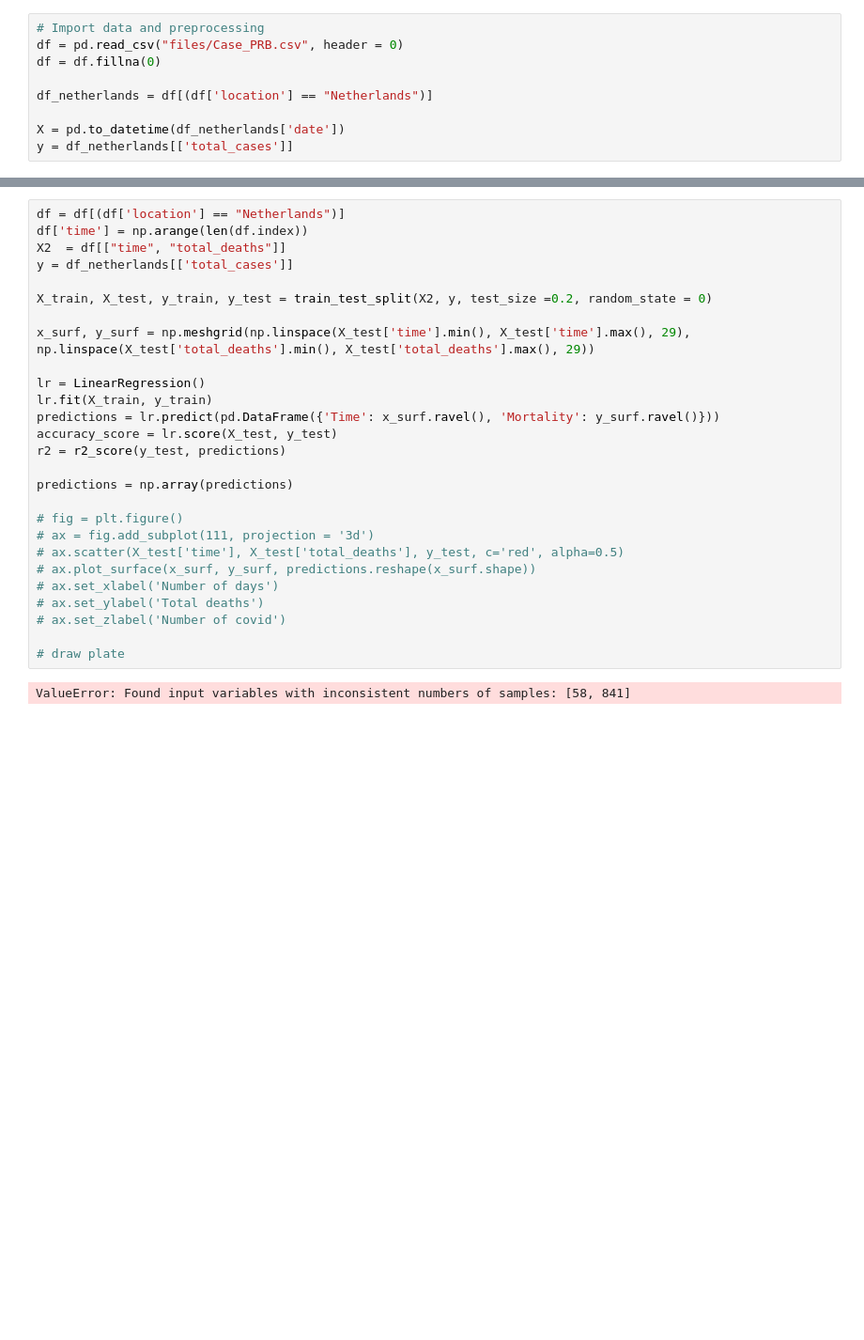
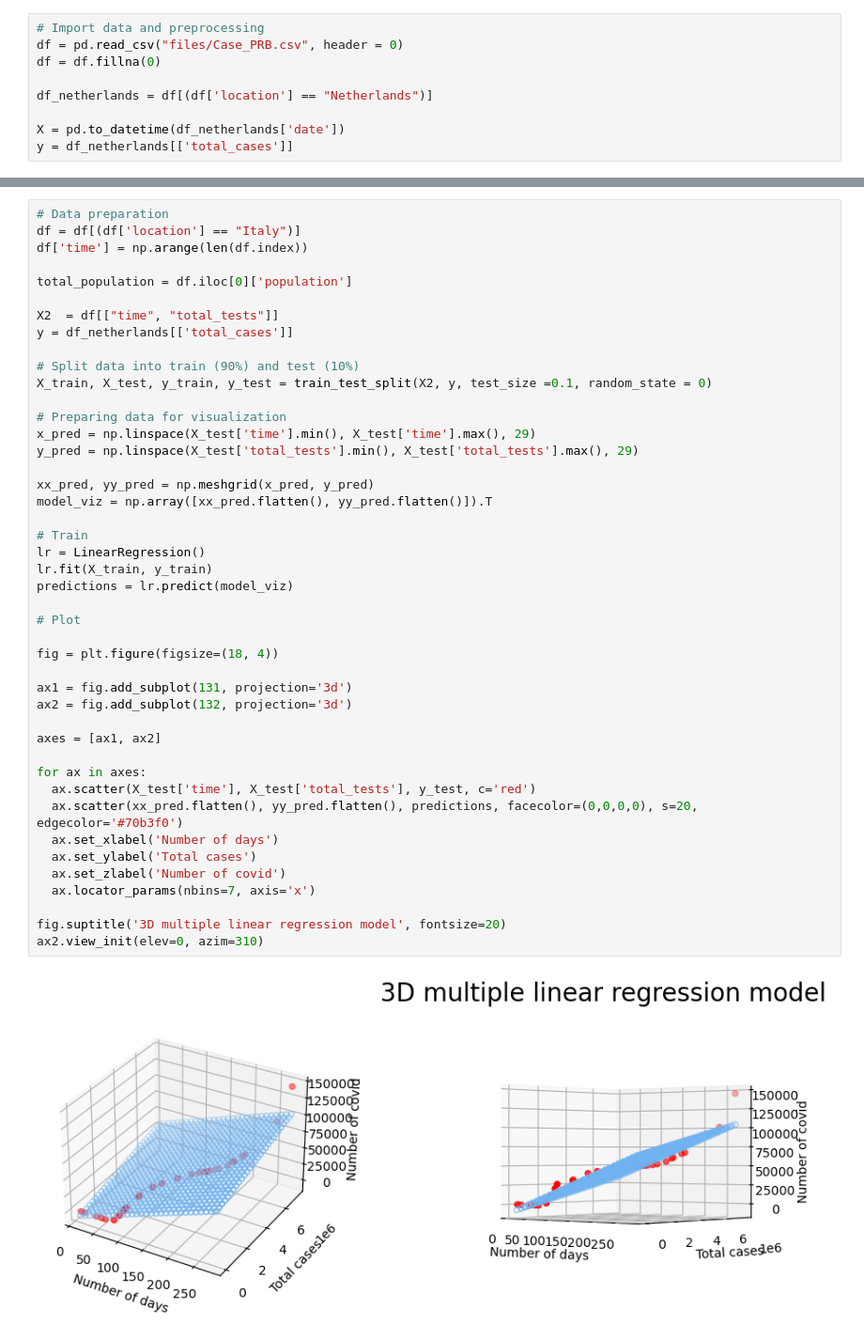
Before and after one commit to Tuaneyo/machine-learning-assignment, a Jupyter notebook: Muliple Linear Regression.ipynb, the cells around one changed output, grey strips where cells are left out. Shown at 94% size. Cells and saved outputs as stored; diff of their text form; blank space fills up the shorter version.

```diff
--- a/Muliple Linear Regression.ipynb
+++ b/Muliple Linear Regression.ipynb
@@ -53,29 +108,46 @@ plt.plot()
 # %%
-df = df[(df['location'] == "Netherlands")]
+# Data preparation
+df = df[(df['location'] == "Italy")]
 df['time'] = np.arange(len(df.index))
-X2  = df[["time", "total_deaths"]]
+
+total_population = df.iloc[0]['population']
+
+X2  = df[["time", "total_tests"]]
 y = df_netherlands[['total_cases']]
 
-X_train, X_test, y_train, y_test = train_test_split(X2, y, test_size =0.2, random_state = 0)
+# Split data into train (90%) and test (10%)
+X_train, X_test, y_train, y_test = train_test_split(X2, y, test_size =0.1, random_state = 0)
 
-x_surf, y_surf = np.meshgrid(np.linspace(X_test['time'].min(), X_test['time'].max(), 29), np.linspace(X_test['total_deaths'].min(), X_test['total_deaths'].max(), 29))
+# Preparing data for visualization
+x_pred = np.linspace(X_test['time'].min(), X_test['time'].max(), 29)
+y_pred = np.linspace(X_test['total_tests'].min(), X_test['total_tests'].max(), 29)
 
+xx_pred, yy_pred = np.meshgrid(x_pred, y_pred)
+model_viz = np.array([xx_pred.flatten(), yy_pred.flatten()]).T
+
+# Train
 lr = LinearRegression()
 lr.fit(X_train, y_train)
-predictions = lr.predict(pd.DataFrame({'Time': x_surf.ravel(), 'Mortality': y_surf.ravel()}))
-accuracy_score = lr.score(X_test, y_test)
-r2 = r2_score(y_test, predictions)
+predictions = lr.predict(model_viz)
 
-predictions = np.array(predictions)
+# Plot
 
-# fig = plt.figure()
-# ax = fig.add_subplot(111, projection = '3d')
-# ax.scatter(X_test['time'], X_test['total_deaths'], y_test, c='red', alpha=0.5)
-# ax.plot_surface(x_surf, y_surf, predictions.reshape(x_surf.shape))
-# ax.set_xlabel('Number of days')
-# ax.set_ylabel('Total deaths')
-# ax.set_zlabel('Number of covid')
+fig = plt.figure(figsize=(18, 4))
 
-# draw plate
+ax1 = fig.add_subplot(131, projection='3d')
+ax2 = fig.add_subplot(132, projection='3d')
+
+axes = [ax1, ax2]
+
+for ax in axes:
+  ax.scatter(X_test['time'], X_test['total_tests'], y_test, c='red')
+  ax.scatter(xx_pred.flatten(), yy_pred.flatten(), predictions, facecolor=(0,0,0,0), s=20, edgecolor='#70b3f0')
+  ax.set_xlabel('Number of days')
+  ax.set_ylabel('Total cases')
+  ax.set_zlabel('Number of covid')
+  ax.locator_params(nbins=7, axis='x')
+
+fig.suptitle('3D multiple linear regression model', fontsize=20)
+ax2.view_init(elev=0, azim=310)
 # %% [output]
-ValueError: Found input variables with inconsistent numbers of samples: [58, 841]
+[figure, added]
```
Also changed, not shown: parts of 1 cell of this notebook.
